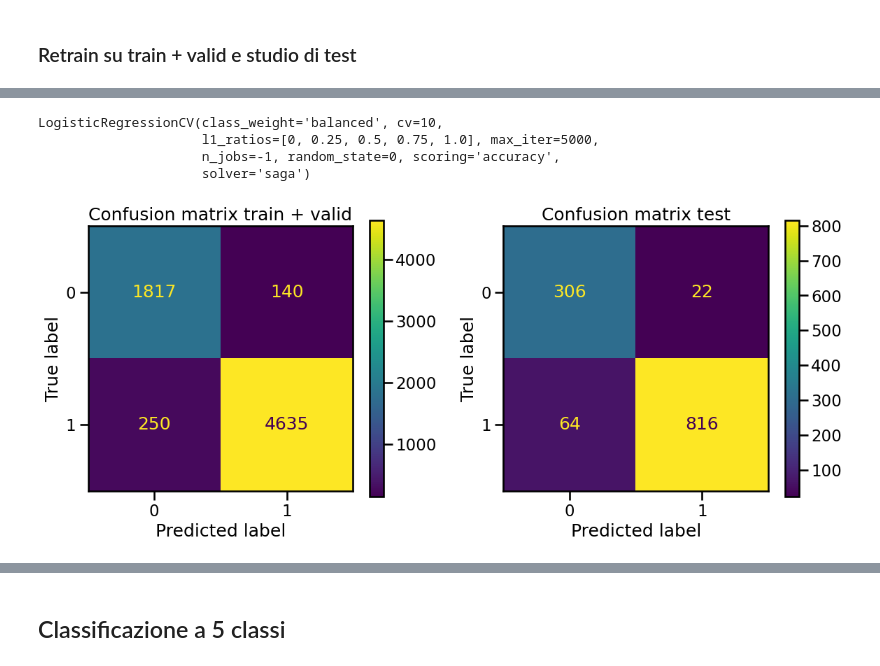
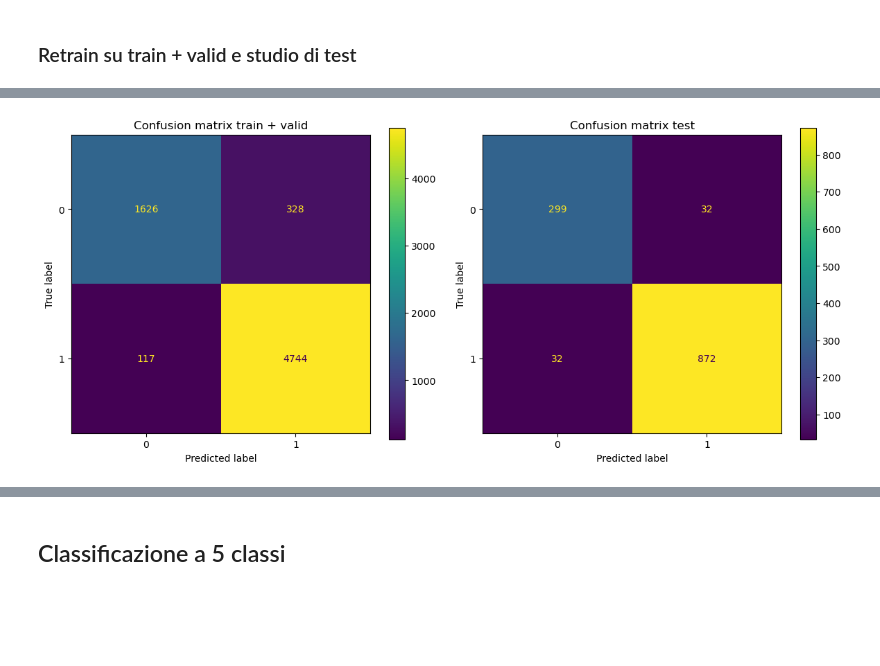
Before and after one commit to CarloDegasperi/DataScience, a Jupyter notebook: notebooks/classification/04_logistic_regression.ipynb, the cells around one changed output, grey strips where cells are left out. Cells and saved outputs as stored; diff of their text form; code cells hidden in the pictures; blank space fills up the shorter version.

```diff
--- a/notebooks/classification/04_logistic_regression.ipynb
+++ b/notebooks/classification/04_logistic_regression.ipynb
@@ -157,12 +176,11 @@ Cominciamo disegnando la ROC e la curva Precision-Recall
 # %%
+# disegnamo la curva ROC e Precision-Recall
 fig, axes = plt.subplots(1, 2, figsize=(12, 5))
 
-y_proba_va = LR_cv.predict_proba(scaled_X_valid)[:, 1] # restituisce le predizioni in forma di probabilità, quindi permette di disegnare la ROC
-
-sns.set_context('talk')
+y_proba_va = model_binary.predict_proba(bi_X_valid)[:, 1] # restituisce le predizioni in forma di probabilità, quindi permette di disegnare la ROC
 
 # parametri per la curva ROC
-fpr,tpr,thr = metrics.roc_curve(y_valid,y_proba_va)
+fpr,tpr,thr = metrics.roc_curve(bi_y_valid,y_proba_va)
 
 ax0 = axes[0]
 sns.lineplot(x=fpr, y=tpr, ax=ax0)
@@ -171,7 +189,7 @@ ax0.set_ylabel('True Positive Rate')
 ax0.grid()
 
 # parametri per la curva Precision-Recall
-prec,rec,thr = metrics.precision_recall_curve(y_valid,y_proba_va)
+prec,rec,thr = metrics.precision_recall_curve(bi_y_valid,y_proba_va)
 
 ax1 = axes[1]
 sns.lineplot(x=prec, y=rec, ax=ax1)
@@ -213,13 +233,13 @@ Possiamo scegliere il threshold in diversi modi:
 
 Dopo aver comparato sull'insieme di validazione i diversi threshold ottenuti in questo modo, rialleniamo il modello e passiamo finalmente alla valutazione della predittività del modello sull'insieme di test.
 # %%
-y_proba_va = LR_cv.predict_proba(scaled_X_valid)[:, 1]
+y_proba_va = model_binary.predict_proba(bi_X_valid)[:, 1]
 
 # 1. Intercetta
-num_P = y_valid.sum()
-num_N = len(y_valid) - num_P
+num_P = bi_y_valid.sum()
+num_N = len(bi_y_valid) - num_P
 
-fpr,tpr,thr_roc = metrics.roc_curve(y_valid,y_proba_va)
+fpr,tpr,thr_roc = metrics.roc_curve(bi_y_valid,y_proba_va)
 
 mx = (num_N /num_P) * fpr
 intercept = tpr[:-1] - mx[:-1]
@@ -236,7 +256,7 @@ best_thr_J = thr_roc[best_idx]
 print(f'Threshold statistica J di Youden: {best_thr_J:.5f}')
 
 # 3. intersezione Precision-Recall
-prec,rec,thr_pre = metrics.precision_recall_curve(y_valid,y_proba_va)
+prec,rec,thr_pre = metrics.precision_recall_curve(bi_y_valid,y_proba_va)
 
 best_idx = np.argmin(np.abs(prec[:-1] - rec[:-1]))
 best_thr_PR = thr_pre[best_idx]
@@ -256,7 +276,7 @@ best_thr_MCC = None
 
 for t in thr:
     y_pred = (y_proba_va >= t).astype(int)
-    MCC_score = metrics.matthews_corrcoef(y_valid, y_pred)
+    MCC_score = metrics.matthews_corrcoef(bi_y_valid, y_pred)
 
     if (MCC_score > max_MCC_score):
         max_MCC_score = MCC_score
@@ -278,20 +302,8 @@ Nel nostro caso, siccome le nostre classi non sono ben bilanciate e poiché non
 ### Retrain su train + valid e studio di test
 # %%
 # uniamo train e valid
-X_train_valid = pd.concat([X_train, X_valid], ignore_index=True)
-y_train_valid = pd.concat([y_train, y_valid], ignore_index=True)
+bi_X_train_valid = pd.concat([bi_X_train, bi_X_valid], ignore_index=True)
+bi_y_train_valid = pd.concat([bi_y_train, bi_y_valid], ignore_index=True)
 
-# riscaliamo le feature numeriche
-station_cols = [col for col in X_train.columns if col.startswith('station_')]
-non_num_features = ['day', 'hour', 'monday', 'tuesday', 'wednesday', 'thursday', 'friday', 'saturday', 'sunday'] + station_cols
-num_features = X_train.columns.difference(non_num_features)
-
-scaler = StandardScaler()
-scaled_num_X_train_valid = scaler.fit_transform(X_train_valid[num_features])
-scaled_num_X_test = scaler.transform(X_test[num_features])
-
-scaled_X_train_valid = X_train_valid.copy()
-scaled_X_test = X_test.copy()
-
-scaled_X_train_valid[num_features] = scaled_num_X_train_valid
-scaled_X_test[num_features] = scaled_num_X_test
+# alleniamo il modello
+model_binary.fit(bi_X_train_valid,bi_y_train_valid)
@@ -298,26 +328,5 @@ scaled_X_test[num_features] = scaled_num_X_test
-# %%
-# alleniamo il modello sul nostro insieme di training
-LR_cv.fit(scaled_X_train_valid, y_train_valid)
-# %% [output]
-LogisticRegressionCV(class_weight='balanced', cv=10,
-                     l1_ratios=[0, 0.25, 0.5, 0.75, 1.0], max_iter=5000,
-                     n_jobs=-1, random_state=0, scoring='accuracy',
-                     solver='saga')
-# %%
-fig, axes = plt.subplots(1, 2, figsize=(12, 5))
-
-y_proba_tr_va = LR_cv.predict_proba(scaled_X_train_valid)[:, 1]
-y_pred_tr_va = (y_proba_tr_va >= best_thr_MCC).astype(int)
-metrics.ConfusionMatrixDisplay.from_predictions(y_train_valid, y_pred_tr_va, display_labels=LR_cv.classes_, ax = axes[0])
-axes[0].set_title('Confusion matrix train + valid')
-
-y_proba_te = LR_cv.predict_proba(scaled_X_test)[:, 1]
-y_pred_te = (y_proba_te >= best_thr_MCC).astype(int)
-metrics.ConfusionMatrixDisplay.from_predictions(y_test, y_pred_te, display_labels=LR_cv.classes_, ax = axes[1])
-axes[1].set_title('Confusion matrix test')
-
-plt.tight_layout()
-plt.show()
-# %% [output]
-[figure, removed]
+# %%
+fs.display_confusion_matrix(model_binary, 'Confusion matrix train + valid', bi_X_train_valid, bi_y_train_valid, 'Confusion matrix test', bi_X_test, bi_y_test, best_thr_MCC)
+# %% [output]
+[figure, added]
 # %%
```
Also changed, not shown: parts of 48 cells of this notebook, 5 other files.
